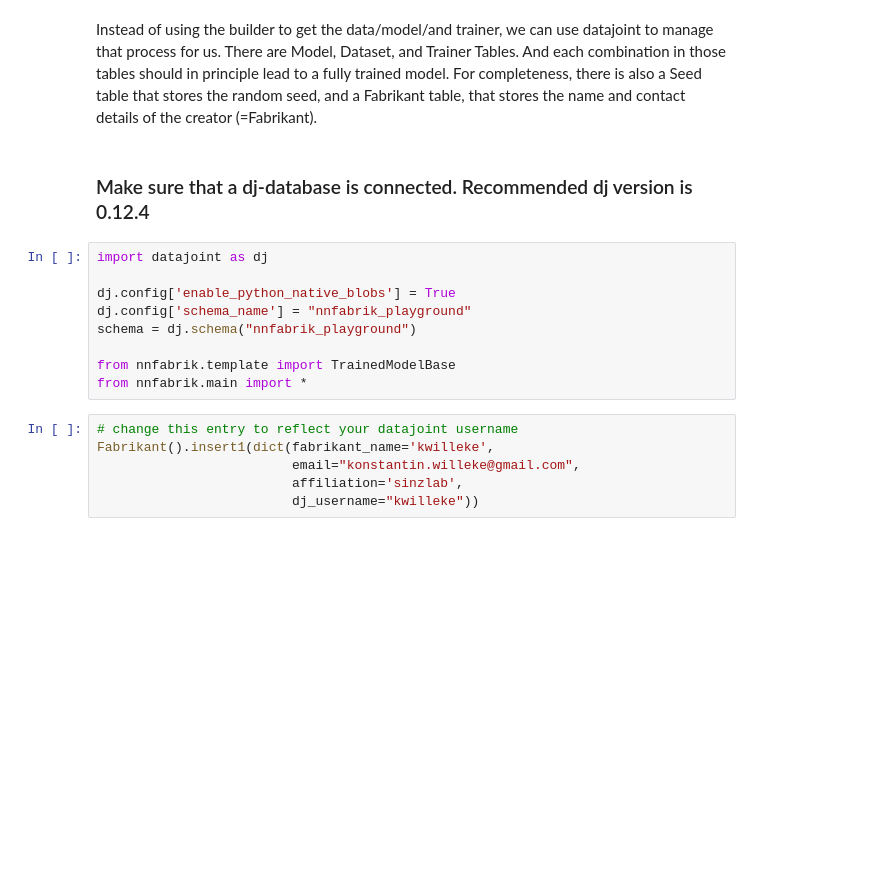
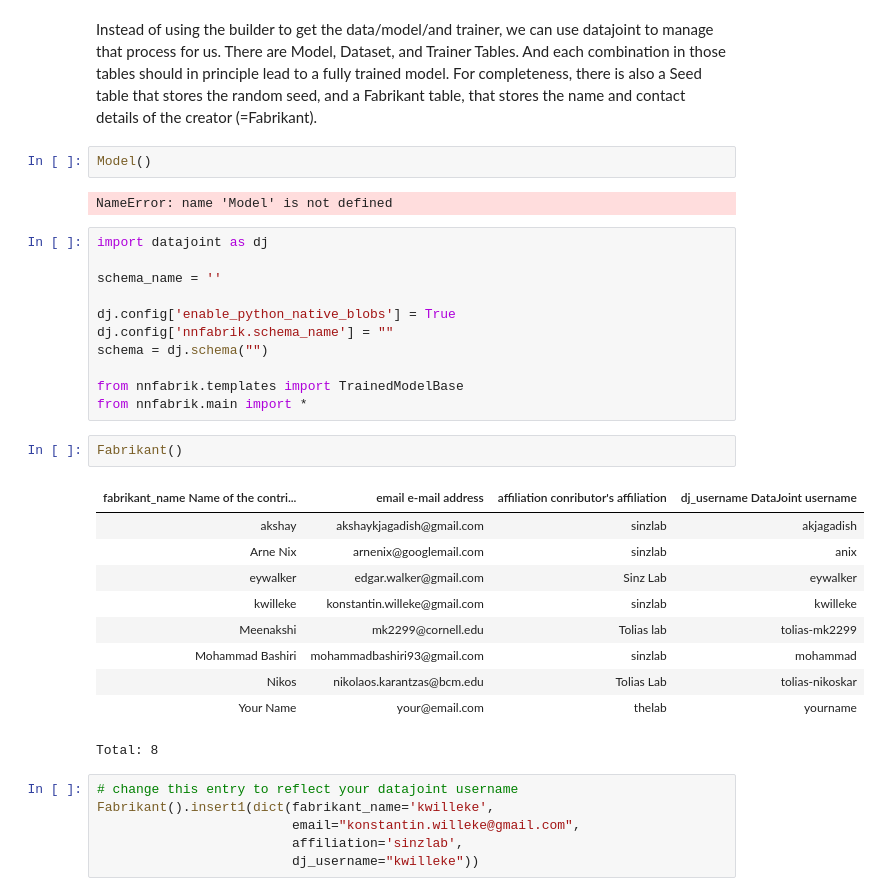
Before and after one commit to sinzlab/nnvision, a Jupyter notebook: notebooks/monkey_demo.ipynb, the cells around one changed output. Saved outputs shown, nothing was run; the diff lists cells and outputs as text; blank space fills up the shorter version.

Commit message:
update notebooks for new nnfabrik version.

```diff
--- a/notebooks/monkey_demo.ipynb
+++ b/notebooks/monkey_demo.ipynb
@@ -149,17 +205,34 @@ score, output, model_state = trainer(model=model, dataloaders=dataloaders, seed=
 Instead of using the builder to get the data/model/and trainer, we can use datajoint to manage that process for us.
 There are Model, Dataset, and Trainer Tables. And each combination in those tables should in principle lead to a fully trained model.
 For completeness, there is also a Seed table that stores the random seed, and a Fabrikant table, that stores the name and contact details of the creator (=Fabrikant).
-# %% [markdown]
-### Make sure that a dj-database is connected. Recommended dj version is 0.12.4
+# %%
+Model()
+# %% [output]
+NameError: name 'Model' is not defined
 # %%
 import datajoint as dj
 
+schema_name = ''
+
 dj.config['enable_python_native_blobs'] = True
-dj.config['schema_name'] = "nnfabrik_playground"
-schema = dj.schema("nnfabrik_playground")
+dj.config['nnfabrik.schema_name'] = ""
+schema = dj.schema("")
 
-from nnfabrik.template import TrainedModelBase
+from nnfabrik.templates import TrainedModelBase
 from nnfabrik.main import *
+# %%
+Fabrikant()
+# %% [output]
+| fabrikant_name Name of the contri... | email e-mail address | affiliation conributor's affiliation | dj_username DataJoint username |
+| akshay | akshaykjagadish@gmail.com | sinzlab | akjagadish |
+| Arne Nix | arnenix@googlemail.com | sinzlab | anix |
+| eywalker | edgar.walker@gmail.com | Sinz Lab | eywalker |
+| kwilleke | konstantin.willeke@gmail.com | sinzlab | kwilleke |
+| Meenakshi | mk2299@cornell.edu | Tolias lab | tolias-mk2299 |
+| Mohammad Bashiri | mohammadbashiri93@gmail.com | sinzlab | mohammad |
+| Nikos | nikolaos.karantzas@bcm.edu | Tolias Lab | tolias-nikoskar |
+| Your Name | your@email.com | thelab | yourname |
+Total: 8
 # %%
 # change this entry to reflect your datajoint username
 Fabrikant().insert1(dict(fabrikant_name='kwilleke',
```
Also changed, not shown: parts of 10 cells of this notebook.
